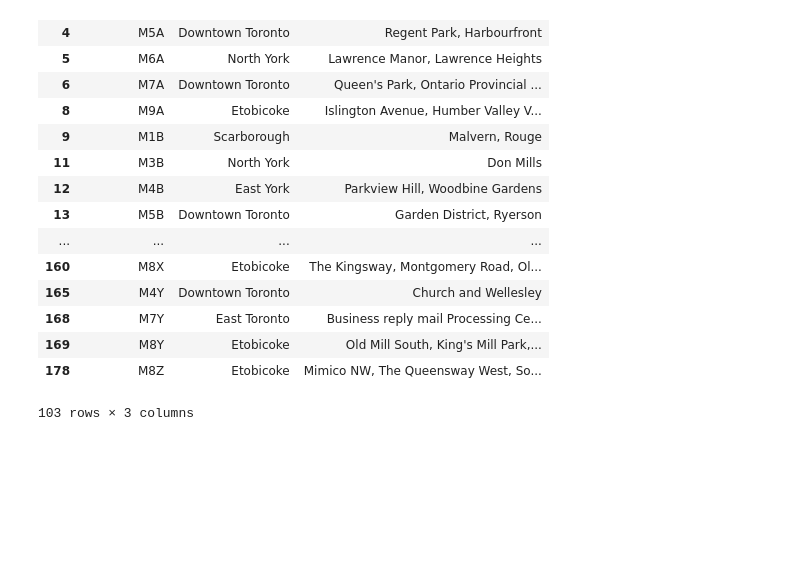
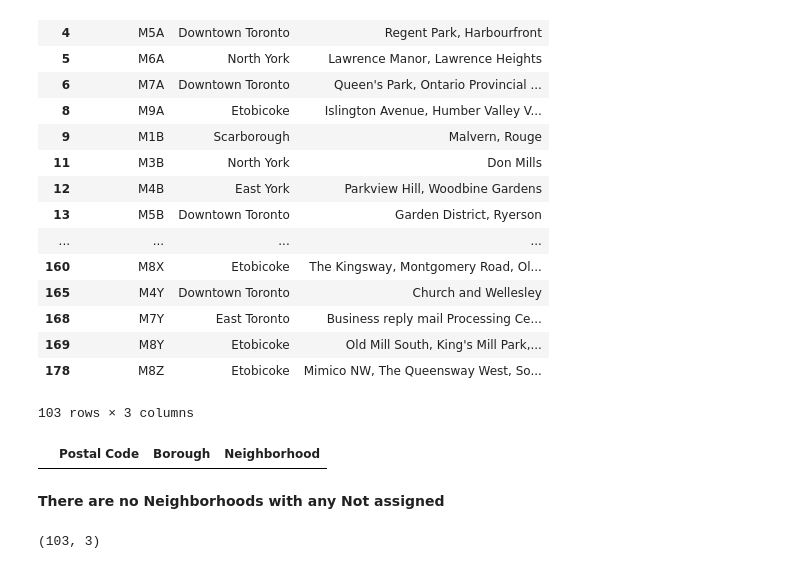
Before and after one commit to rishabhCMS/Applied-DS-capstone, a Jupyter notebook: Segmenting_and_Clustering_Neighborhoods_in_Toronto.ipynb, the cells around one changed output. Saved outputs shown, nothing was run; the diff lists cells and outputs as text; code cells hidden in the pictures; blank space fills up the shorter version.

```diff
--- a/Segmenting_and_Clustering_Neighborhoods_in_Toronto.ipynb
+++ b/Segmenting_and_Clustering_Neighborhoods_in_Toronto.ipynb
@@ -95,3 +106,13 @@ df_filtered
 | 169 | M8Y | Etobicoke | Old Mill South, King's Mill Park,... |
 | 178 | M8Z | Etobicoke | Mimico NW, The Queensway West, So... |
 103 rows × 3 columns
+# %%
+df_filtered[df_filtered['Neighborhood'] == 'Not assigned']
+# %% [output]
+|  | Postal Code | Borough | Neighborhood |
+# %% [markdown]
+**There are no Neighborhoods with any Not assigned**
+# %%
+df_filtered.shape
+# %% [output]
+(103, 3)
```
Also changed, not shown: parts of 5 cells of this notebook.
